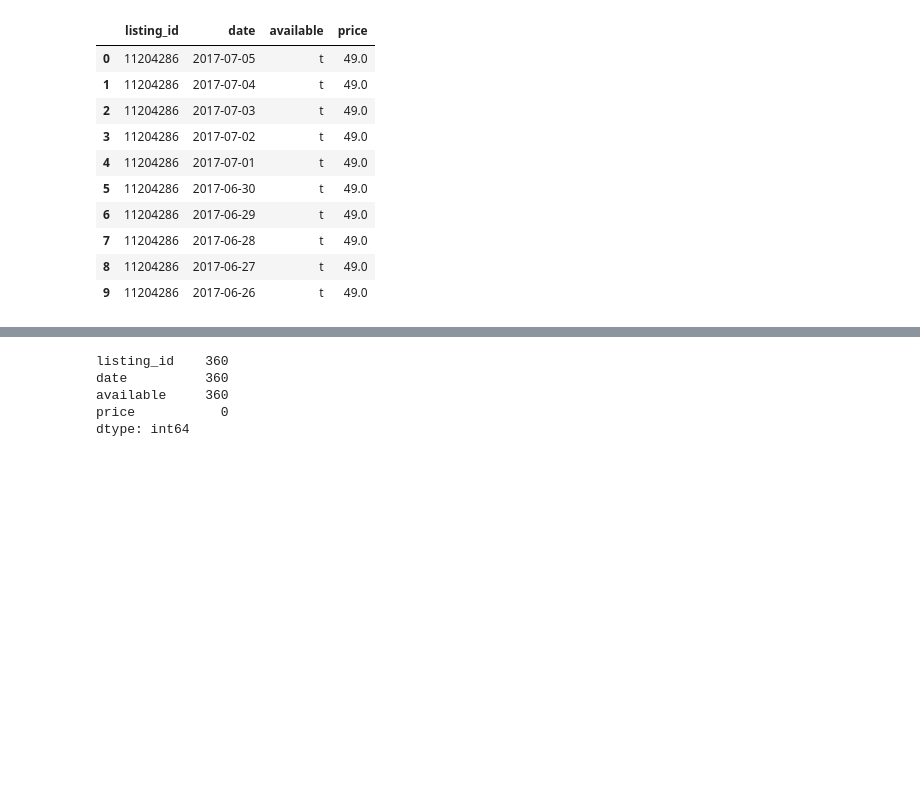
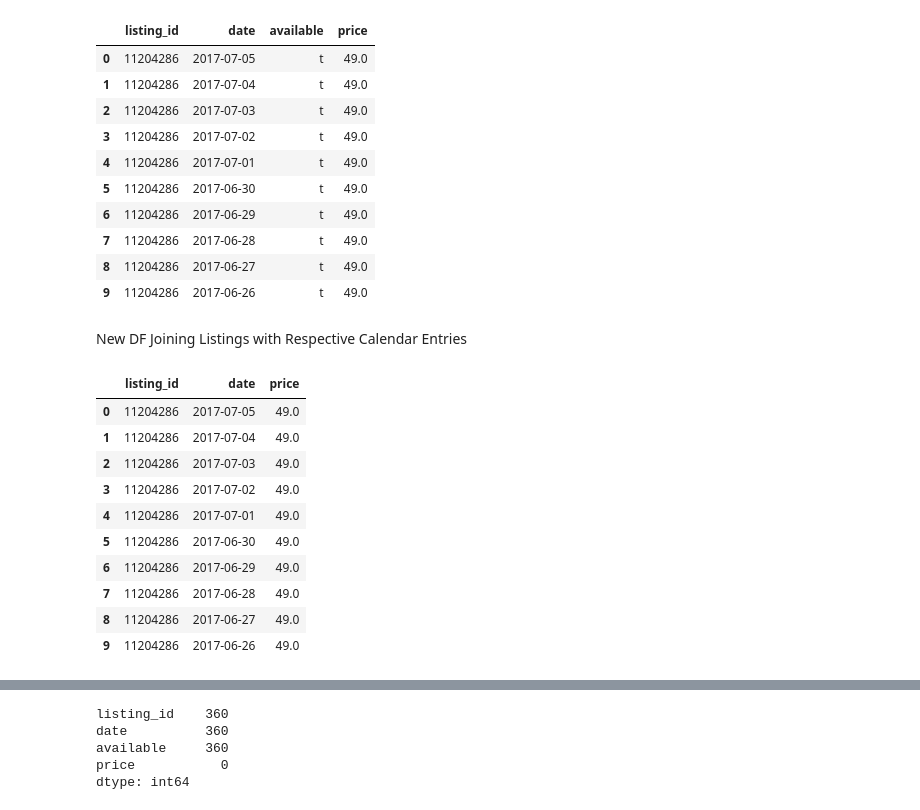
Before and after one commit to mas-dse-saachary/UCSD-MAS-Capstone-Project, a Jupyter notebook: listings_explo.ipynb, the cells around one changed output, grey strips where cells are left out. Cells and saved outputs as stored; diff of their text form; code cells hidden in the pictures; blank space fills up the shorter version.

```diff
--- a/listings_explo.ipynb
+++ b/listings_explo.ipynb
@@ -136,3 +150,5 @@ cal.head(10)
 | 7 | 11204286 | 2017-06-28 | t | 49.0 |
 | 8 | 11204286 | 2017-06-27 | t | 49.0 |
 | 9 | 11204286 | 2017-06-26 | t | 49.0 |
+# %% [markdown]
+New DF Joining Listings with Respective Calendar Entries
@@ -138,0 +159,14 @@ cal.head(10)
+# %%
+c.head(10)
+# %% [output]
+|  | listing_id | date | price |
+| 0 | 11204286 | 2017-07-05 | 49.0 |
+| 1 | 11204286 | 2017-07-04 | 49.0 |
+| 2 | 11204286 | 2017-07-03 | 49.0 |
+| 3 | 11204286 | 2017-07-02 | 49.0 |
+| 4 | 11204286 | 2017-07-01 | 49.0 |
+| 5 | 11204286 | 2017-06-30 | 49.0 |
+| 6 | 11204286 | 2017-06-29 | 49.0 |
+| 7 | 11204286 | 2017-06-28 | 49.0 |
+| 8 | 11204286 | 2017-06-27 | 49.0 |
+| 9 | 11204286 | 2017-06-26 | 49.0 |
```
Also changed, not shown: parts of 24 cells of this notebook.
